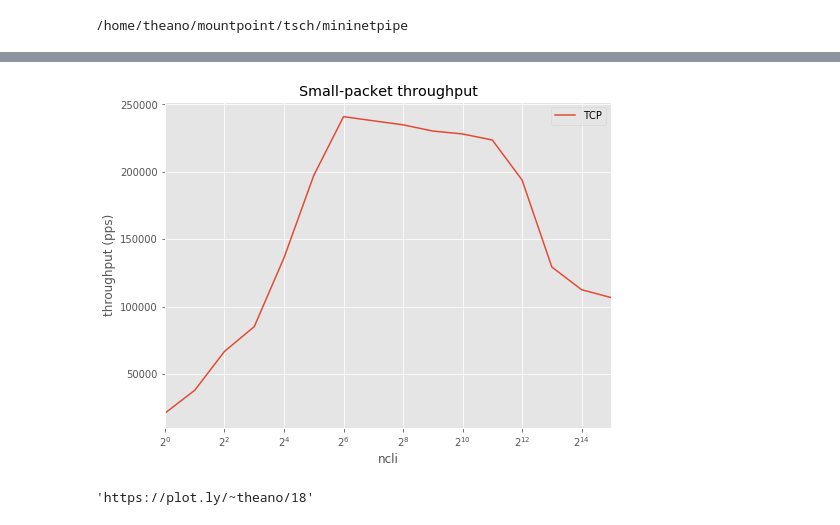
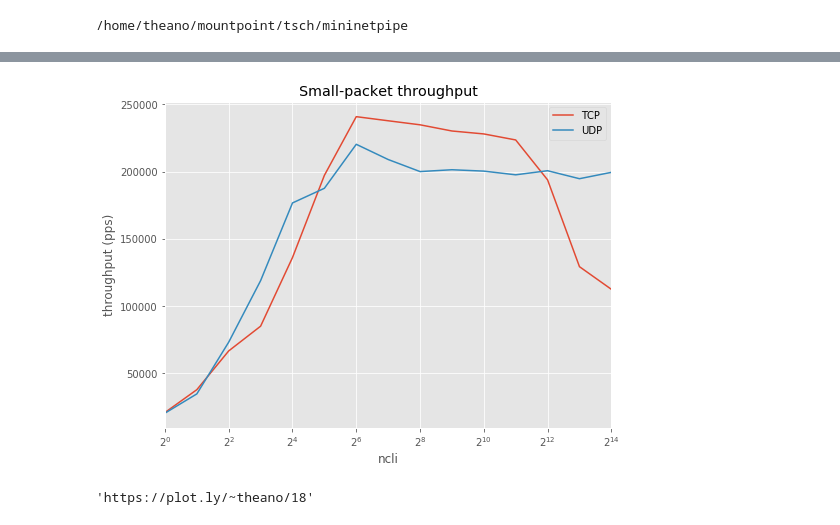
Before and after one commit to theanoli/tsch, a Jupyter notebook: mininetpipe/throughput.ipynb, the cells around one changed output, grey strips where cells are left out. Cells and saved outputs as stored; diff of their text form; code cells hidden in the pictures.

Commit message:
udp throughput data

```diff
--- a/mininetpipe/throughput.ipynb
+++ b/mininetpipe/throughput.ipynb
@@ -23,13 +23,14 @@ print(home)
 results_dir = os.path.join(home, "results")
 # %%
 tcp_tput_fname = os.path.join(results_dir, "throughput", "tcp.txt")
+udp_tput_fname = os.path.join(results_dir, "throughput", "udp.txt")
 # %%
-def load_datfile(fpath):
+def load_datfile(fpath, proto):
     # Returns a dataframe
     df = pd.read_csv(fpath,
                      index_col=False,
-                     names=["ncli","TCP"])
+                     names=["ncli",proto])
     return df
 # %%
-df_tcp = load_datfile(tcp_tput_fname)
-df_tcp
+df_tcp = load_datfile(tcp_tput_fname, "TCP")
+gp_tcp = df_tcp.groupby("ncli")
@@ -56,19 +37,23 @@ gp_tcp = df_tcp.groupby("ncli")
+# %%
+df_udp = load_datfile(udp_tput_fname, "UDP")
+gp_udp = df_udp.groupby("ncli")
 # %%
 fig, ax = plt.subplots(figsize=(8,6))
 
 ax.title.set_text("Small-packet throughput")
 
 ax.set_xlabel("# clients")
 ax.set_ylabel("throughput (pps)")
 
 ax.set_xscale('log', basex=2)
 #ax.set_yscale('log', basey=10)
 
 gp_tcp.mean().plot(ax=ax)
+gp_udp.mean().plot(ax=ax)
 
 plt.show()
 # %% [output]
-[figure, old version]
+[figure, new version]
 # %%
 fig = {
     'data': [
```
Also changed, not shown: parts of 9 cells of this notebook, 4 other files.
